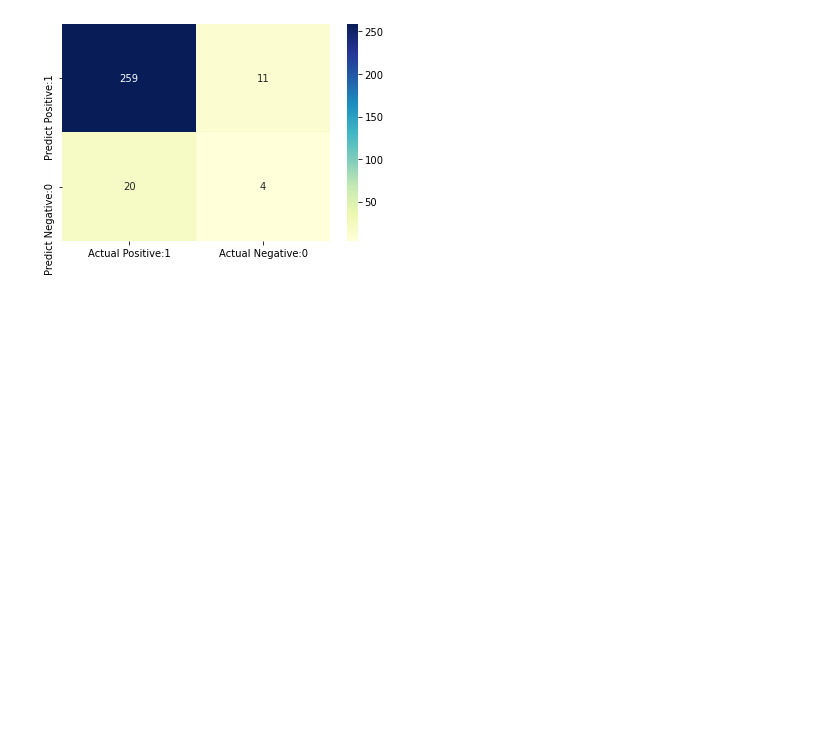
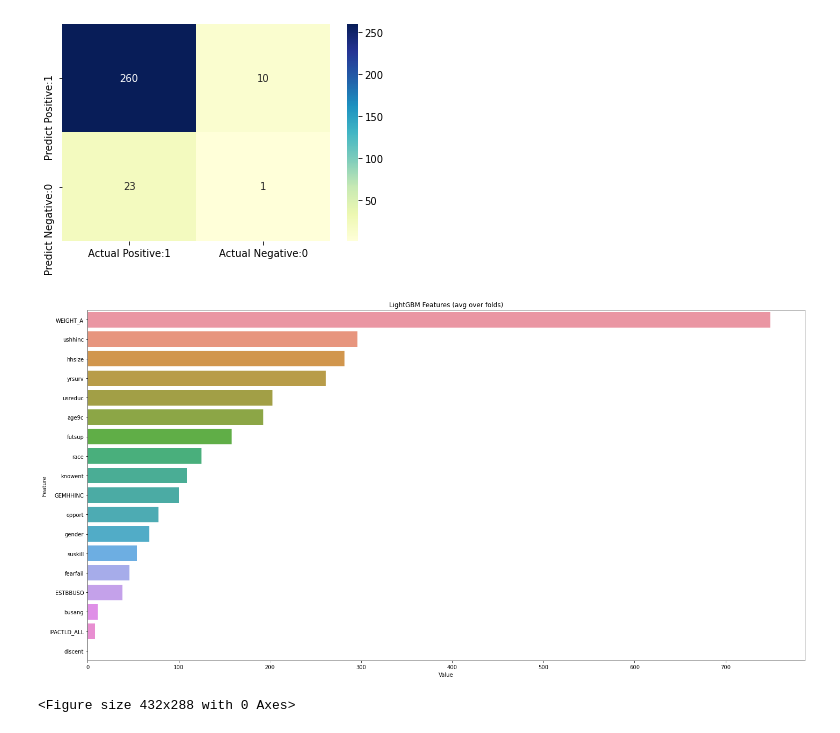
Before and after one commit to JasonWYZE/Babson-Hackathon, a Jupyter notebook: data_hackathon.ipynb, the cells around one changed output. Saved outputs shown, nothing was run; the diff lists cells and outputs as text; code cells hidden in the pictures; blank space fills up the shorter version.

```diff
--- a/data_hackathon.ipynb
+++ b/data_hackathon.ipynb
@@ -129,23 +130,34 @@ import pandas as pd # data processing, CSV file I/O (e.g. pd.read_csv)
 import matplotlib.pyplot as plt # data visualization
 import seaborn as sns # statistical data visualization
 
+new_england = pd.read_csv("new_england.csv")
+new_england = new_england.drop(columns = ['Region','TEANEC','TEAOPP','WEIGHT_L'])
+
 new_england['TEA'].value_counts()
 
 #Declare feature vector and target variable
 y=new_england['TEA']
 
-new_cols = ['yrsurv','GEMHHINC','knowent','opport','suskill','fearfail','futsup','discent','busang','gender','age9c','hhsize','ushhinc','usreduc','ESTBBUSO','IPACTLD_ALL','race']
+new_cols = ['yrsurv','WEIGHT_A','GEMHHINC','knowent','opport','suskill','fearfail','futsup','discent','busang','gender','age9c','hhsize','ushhinc','usreduc','ESTBBUSO','IPACTLD_ALL','race']
+X_columns = ['yrsurv','GEMHHINC','knowent','opport','suskill','fearfail','futsup','discent','busang','gender','age9c','hhsize','ushhinc','usreduc','ESTBBUSO','IPACTLD_ALL','race']
 x=new_england[new_cols]
 
 from sklearn.model_selection import train_test_split
 X_train, X_test, y_train, y_test = train_test_split(x, y, test_size = 0.3, random_state = 0)
+W_train = X_train['WEIGHT_A']
+W_test = X_test['WEIGHT_A']
+X_train.drop(columns=['WEIGHT_A'])
+X_test.drop(columns=['WEIGHT_A'])
+
 
 # build the lightgbm model
 !pip install lightgbm
 import lightgbm as lgb
 
 clf = lgb.LGBMClassifier()
-clf.fit(X_train, y_train)
+clf.fit(X_train, y_train,sample_weight = W_train)
+
+
 
 # predict the results
 y_pred=clf.predict(X_test)
@@ -176,7 +188,13 @@ cm_matrix = pd.DataFrame(data=cm, columns=['Actual Positive:1', 'Actual Negative
                                  index=['Predict Positive:1', 'Predict Negative:0'])
 
 sns.heatmap(cm_matrix, annot=True, fmt='d', cmap='YlGnBu')
-
 from sklearn.metrics import classification_report
 print(classification_report(y_test, y_pred))
+feature_imp = pd.DataFrame(sorted(zip(clf.feature_importances_,new_england.columns)), columns=['Value','Feature'])
+plt.figure(figsize=(20, 10))
+sns.barplot(x="Value", y="Feature", data=feature_imp.sort_values(by="Value", ascending=False))
+plt.title('LightGBM Features (avg over folds)')
+plt.tight_layout()
+plt.show()
+plt.savefig('lgbm_importances-01.png')
 # %% [output]
@@ -200 +218,3 @@ weighted avg       0.87      0.89      0.88       294
 [figure]
+[figure, added]
+<Figure size 432x288 with 0 Axes>
```
Also changed, not shown: parts of 9 cells of this notebook.
